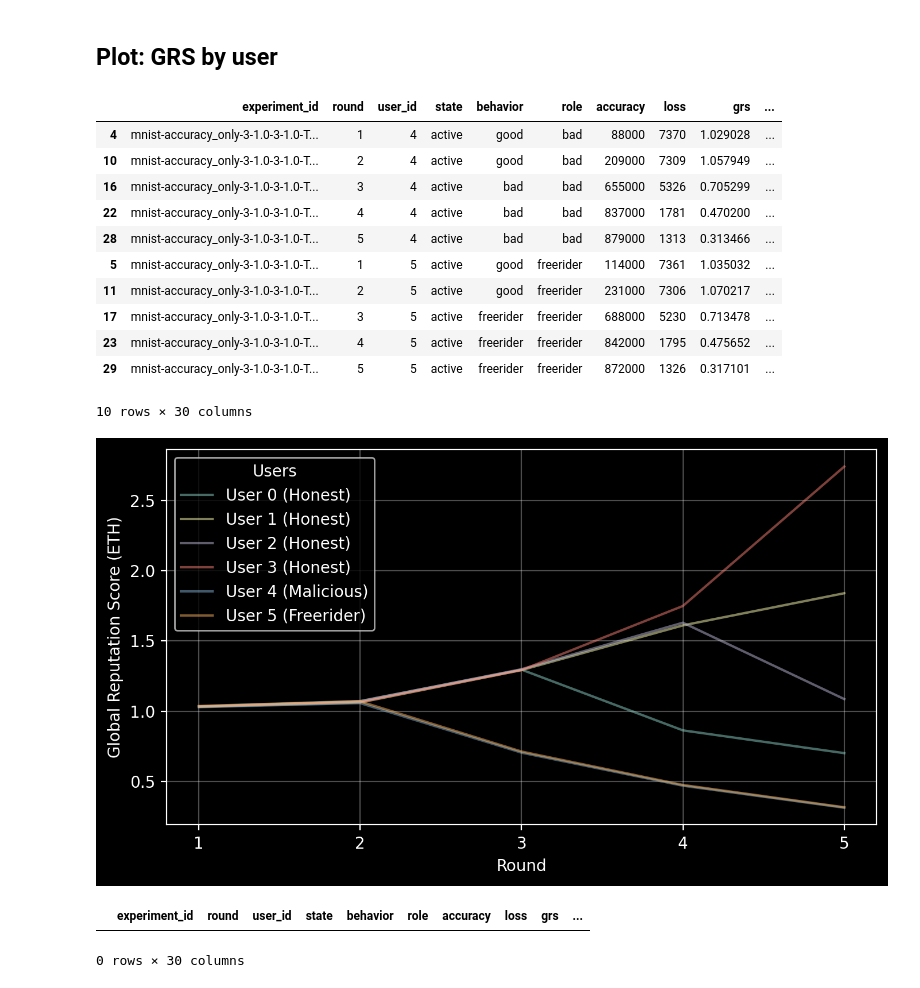
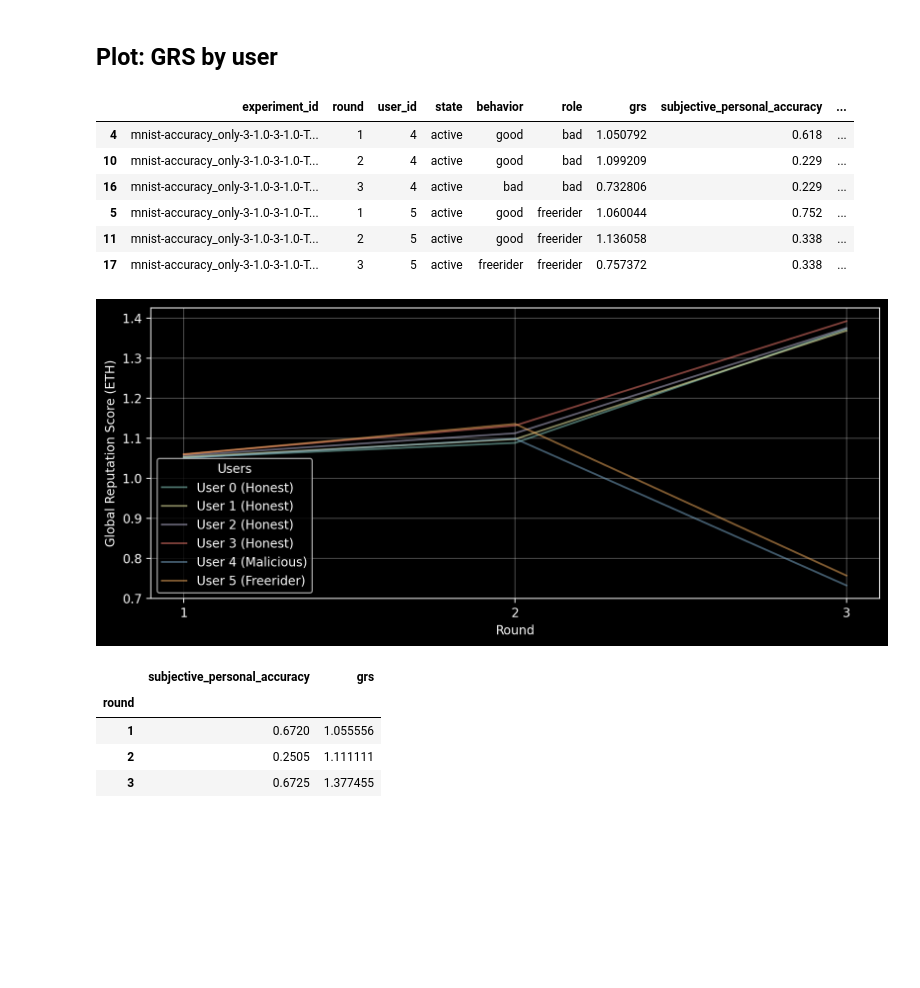
Before and after one commit to SW9-10-DS-AAU/IHF-DFL, a Jupyter notebook: analysis/analysis-1.ipynb, the cells around one changed output. Drawn from its saved outputs; the diff is of its cells as text; code cells hidden in the pictures; blank space fills up the shorter version.

```diff
--- a/analysis/analysis-1.ipynb
+++ b/analysis/analysis-1.ipynb
@@ -17,8 +17,9 @@ from analysis.plots import *
 
 # FOLDER = "26-02-26--11_04_41/mnist-accuracy_only-3-1.0-3-1.0-True-False.pkl"
 
-FOLDER = "05-03-26--14_56_45/mnist-accuracy_only-3-1.0-3-1.0-True-False.pkl"
+# FOLDER = "05-03-26--14_56_45/mnist-accuracy_only-3-1.0-3-1.0-True-False.pkl"
 
+FOLDER = "11-03-26--14_41_30/mnist-accuracy_only-3-1.0-3-1.0-True-False.pkl"
 
 data_dir = REPO_ROOT / "experiment" / "data" / "experimentData"
 if FOLDER:
@@ -122,28 +128,26 @@ fig = plot_grs_by_user(vals)
 
 data[vals['user_id'].isin([4, 5])].sort_values(['user_id', 'round'])
 # %% [output]
-|  | experiment_id | round | user_id | state | behavior | role | accuracy | loss | grs | ... |
-| 4 | mnist-accuracy_only-3-1.0-3-1.0-T... | 1 | 4 | active | good | bad | 88000 | 7370 | 1.029028 | ... |
-| 10 | mnist-accuracy_only-3-1.0-3-1.0-T... | 2 | 4 | active | good | bad | 209000 | 7309 | 1.057949 | ... |
-| 16 | mnist-accuracy_only-3-1.0-3-1.0-T... | 3 | 4 | active | bad | bad | 655000 | 5326 | 0.705299 | ... |
-| 22 | mnist-accuracy_only-3-1.0-3-1.0-T... | 4 | 4 | active | bad | bad | 837000 | 1781 | 0.470200 | ... |
-| 28 | mnist-accuracy_only-3-1.0-3-1.0-T... | 5 | 4 | active | bad | bad | 879000 | 1313 | 0.313466 | ... |
-| 5 | mnist-accuracy_only-3-1.0-3-1.0-T... | 1 | 5 | active | good | freerider | 114000 | 7361 | 1.035032 | ... |
-| 11 | mnist-accuracy_only-3-1.0-3-1.0-T... | 2 | 5 | active | good | freerider | 231000 | 7306 | 1.070217 | ... |
-| 17 | mnist-accuracy_only-3-1.0-3-1.0-T... | 3 | 5 | active | freerider | freerider | 688000 | 5230 | 0.713478 | ... |
-| 23 | mnist-accuracy_only-3-1.0-3-1.0-T... | 4 | 5 | active | freerider | freerider | 842000 | 1795 | 0.475652 | ... |
-| 29 | mnist-accuracy_only-3-1.0-3-1.0-T... | 5 | 5 | active | freerider | freerider | 872000 | 1326 | 0.317101 | ... |
+|  | experiment_id | round | user_id | state | behavior | role | grs | subjective_personal_accuracy | ... |
+| 4 | mnist-accuracy_only-3-1.0-3-1.0-T... | 1 | 4 | active | good | bad | 1.050792 | 0.618 | ... |
+| 10 | mnist-accuracy_only-3-1.0-3-1.0-T... | 2 | 4 | active | good | bad | 1.099209 | 0.229 | ... |
+| 16 | mnist-accuracy_only-3-1.0-3-1.0-T... | 3 | 4 | active | bad | bad | 0.732806 | 0.229 | ... |
+| 5 | mnist-accuracy_only-3-1.0-3-1.0-T... | 1 | 5 | active | good | freerider | 1.060044 | 0.752 | ... |
+| 11 | mnist-accuracy_only-3-1.0-3-1.0-T... | 2 | 5 | active | good | freerider | 1.136058 | 0.338 | ... |
+| 17 | mnist-accuracy_only-3-1.0-3-1.0-T... | 3 | 5 | active | freerider | freerider | 0.757372 | 0.338 | ... |
-10 rows × 30 columns
-[figure, old version]
+[figure, new version]
 # %%
-data[data['behavior'] == 'good'].groupby('round')[['accuracy', 'grs']].mean()
+data[data['behavior'] == 'good'].groupby('round')[['subjective_personal_accuracy', 'grs']].mean()
 
 # data[data['behavior'] == 'good'] & (data['state'] == 'disqualified')
 
-data[(data['behavior'] == 'good') & (data['state'] == 'disqualified')]
+# data[(data['behavior'] == 'good') & (data['state'] == 'disqualified')]
 # %% [output]
-|  | experiment_id | round | user_id | state | behavior | role | accuracy | loss | grs | ... |
+|  | subjective_personal_accuracy | grs |
+| round |  |  |
+| 1 | 0.6720 | 1.055556 |
+| 2 | 0.2505 | 1.111111 |
+| 3 | 0.6725 | 1.377455 |
-0 rows × 30 columns
 # %%
 data.sort_values('round')
 
```
Also changed, not shown: parts of 5 cells of this notebook, 8 other files.
